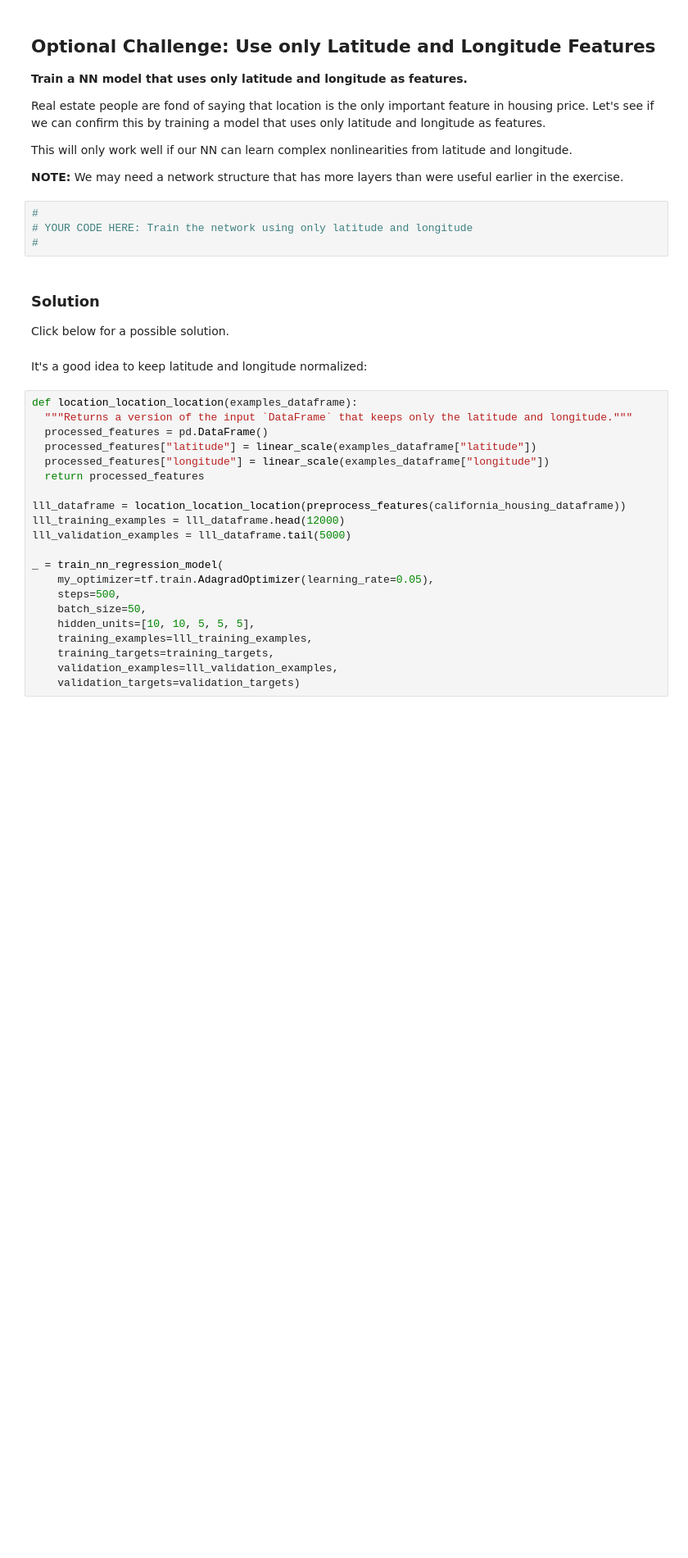
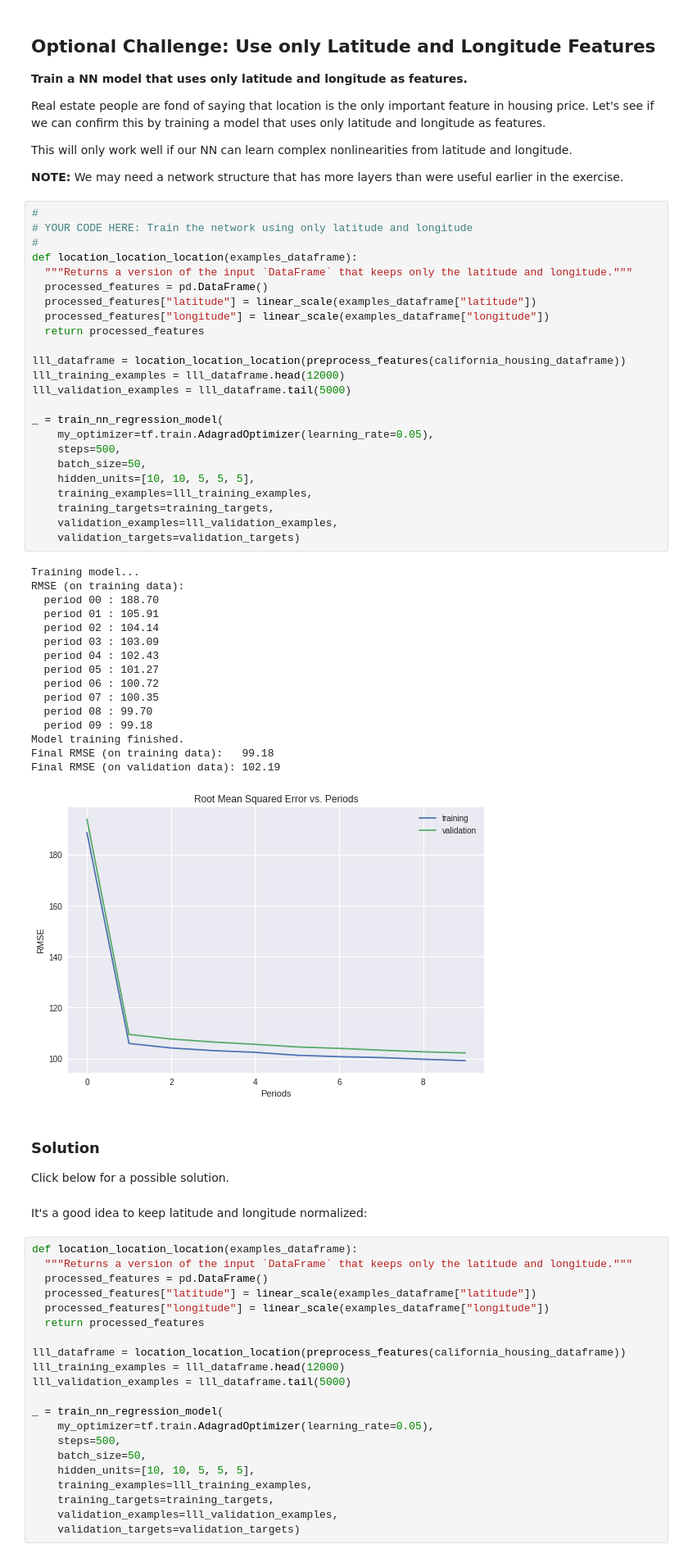
Before and after one commit to alishashaw439/Assignment-5, a Jupyter notebook: improving_neural_net_performance.ipynb, the cells around one changed output. Shown at 82% size. Saved outputs shown, nothing was run; the diff lists cells and outputs as text; blank space fills up the shorter version.

```diff
--- a/improving_neural_net_performance.ipynb
+++ b/improving_neural_net_performance.ipynb
@@ -642,10 +658,47 @@ Let's see if we can confirm this by training a model that uses only latitude and
 This will only work well if our NN can learn complex nonlinearities from latitude and longitude.
 
 **NOTE:** We may need a network structure that has more layers than were useful earlier in the exercise.
-# %%
-#
-# YOUR CODE HERE: Train the network using only latitude and longitude
-#
+# %%
+#
+# YOUR CODE HERE: Train the network using only latitude and longitude
+#
+def location_location_location(examples_dataframe):
+  """Returns a version of the input `DataFrame` that keeps only the latitude and longitude."""
+  processed_features = pd.DataFrame()
+  processed_features["latitude"] = linear_scale(examples_dataframe["latitude"])
+  processed_features["longitude"] = linear_scale(examples_dataframe["longitude"])
+  return processed_features
+
+lll_dataframe = location_location_location(preprocess_features(california_housing_dataframe))
+lll_training_examples = lll_dataframe.head(12000)
+lll_validation_examples = lll_dataframe.tail(5000)
+
+_ = train_nn_regression_model(
+    my_optimizer=tf.train.AdagradOptimizer(learning_rate=0.05),
+    steps=500,
+    batch_size=50,
+    hidden_units=[10, 10, 5, 5, 5],
+    training_examples=lll_training_examples,
+    training_targets=training_targets,
+    validation_examples=lll_validation_examples,
+    validation_targets=validation_targets)
+# %% [output]
+Training model...
+RMSE (on training data):
+  period 00 : 188.70
+  period 01 : 105.91
+  period 02 : 104.14
+  period 03 : 103.09
+  period 04 : 102.43
+  period 05 : 101.27
+  period 06 : 100.72
+  period 07 : 100.35
+  period 08 : 99.70
+  period 09 : 99.18
+Model training finished.
+Final RMSE (on training data):   99.18
+Final RMSE (on validation data): 102.19
+[figure, added]
 # %% [markdown]
 ### Solution
 
```
Also changed, not shown: parts of 11 cells of this notebook.
